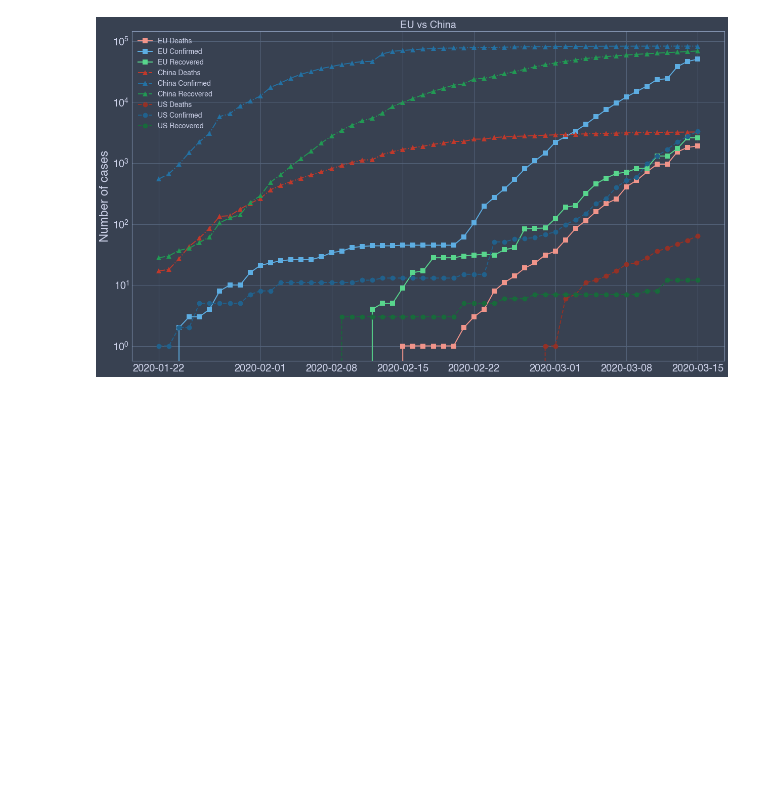
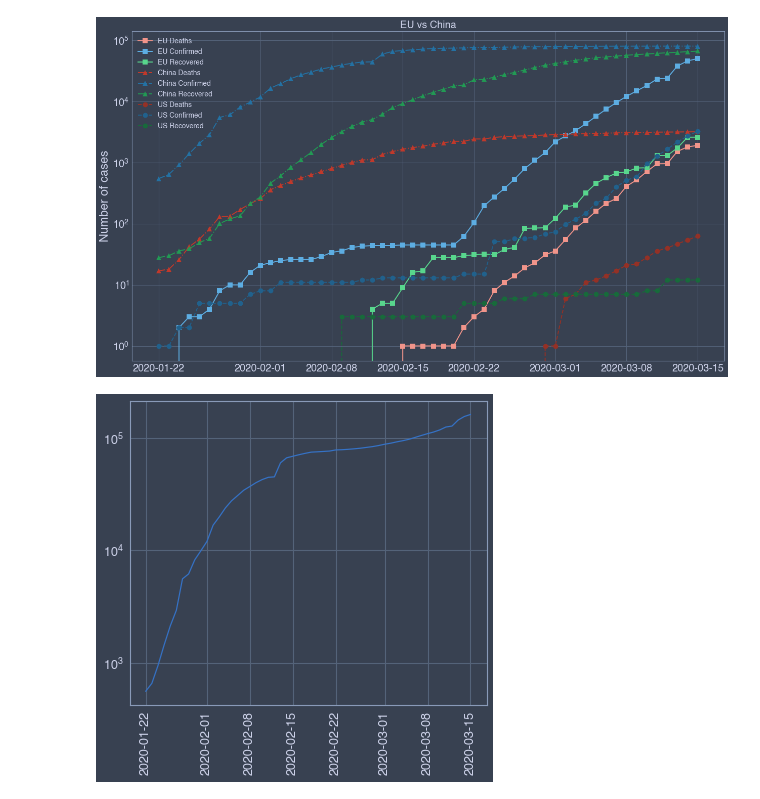
Before and after one commit to alex-rpd/nCoV2019, a Jupyter notebook: nCoV analysis.ipynb, the cells around one changed output. Cells and saved outputs as stored; diff of their text form; code cells hidden in the pictures; blank space fills up the shorter version.

```diff
--- a/nCoV analysis.ipynb
+++ b/nCoV analysis.ipynb
@@ -841,3 +583,10 @@ plt.legend(frameon=False, fontsize=14)
 plt.show()
 # %% [output]
 [figure]
+# %%
+plt.semilogy(df3.groupby('Date').sum().reset_index()['Date'],
+         df3.groupby('Date').sum().reset_index()['Confirmed'])
+plt.xticks(rotation = 90)
+plt.show()
+# %% [output]
+[figure, added]
```
Also changed, not shown: parts of 6 cells of this notebook, 6 other files.
